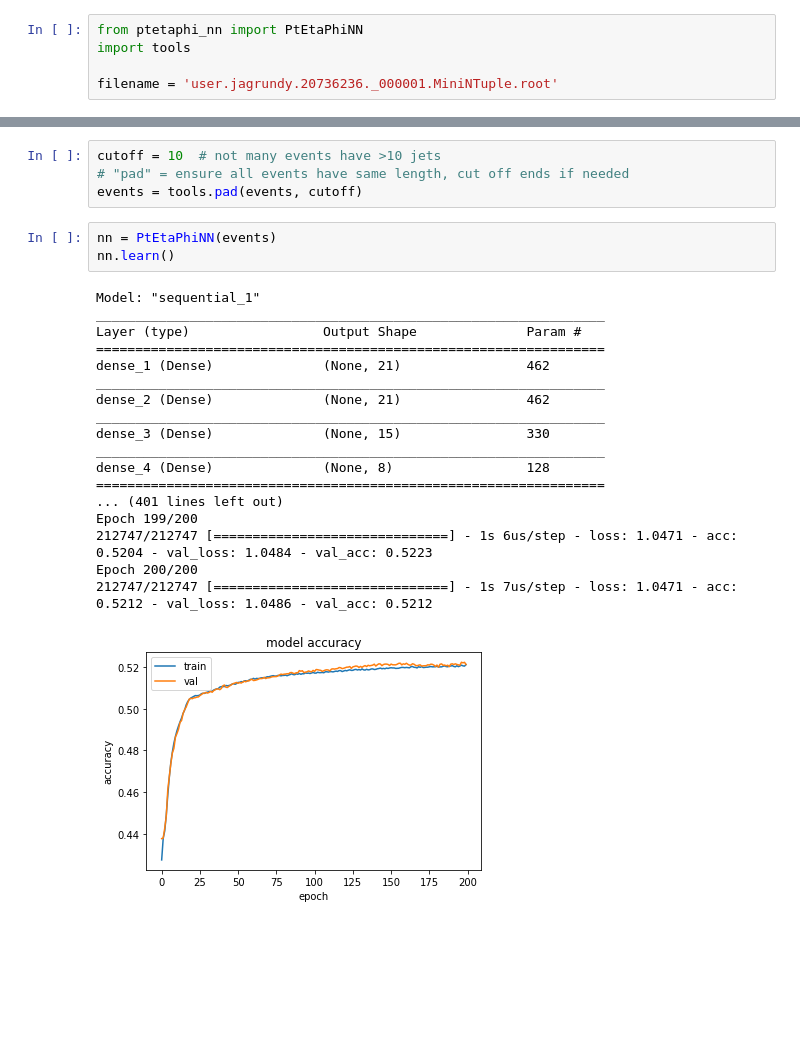
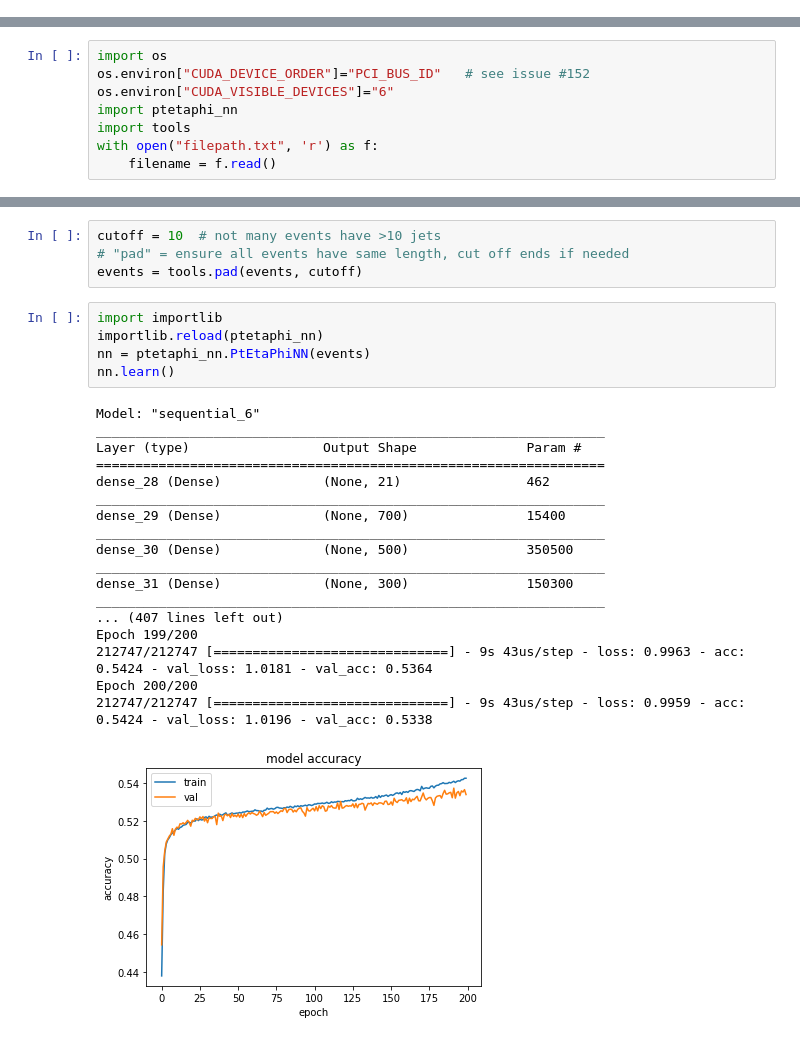
Before and after one commit to callum-mccracken/bbb, a Jupyter notebook: 2_first_nn.ipynb, the cells around one changed output, grey strips where cells are left out. Cells and saved outputs as stored; diff of their text form; blank space fills up the shorter version.

```diff
--- a/2_first_nn.ipynb
+++ b/2_first_nn.ipynb
@@ -2,8 +2,3 @@
 # First Keras Notebook
 
 An attempt to recreate the network in tests.ipynb except sorting by tag so we have 3 less possible outputs, and including a no-tag option
-# %%
-from ptetaphi_nn import PtEtaPhiNN
-import tools
-
-filename = 'user.jagrundy.20736236._000001.MiniNTuple.root'
@@ -12,3 +5,11 @@ Using TensorFlow backend.
+# %%
+import os
+os.environ["CUDA_DEVICE_ORDER"]="PCI_BUS_ID"   # see issue #152
+os.environ["CUDA_VISIBLE_DEVICES"]="6"
+import ptetaphi_nn
+import tools
+with open("filepath.txt", 'r') as f:
+    filename = f.read()
 # %% [markdown]
 Load ntuple, get the data we need from the file
 # %%
@@ -40,27 +41,29 @@ cutoff = 10  # not many events have >10 jets
 # "pad" = ensure all events have same length, cut off ends if needed
 events = tools.pad(events, cutoff)
 # %%
-nn = PtEtaPhiNN(events)
+import importlib
+importlib.reload(ptetaphi_nn)
+nn = ptetaphi_nn.PtEtaPhiNN(events)
 nn.learn()
 # %% [output]
-Model: "sequential_1"
+Model: "sequential_6"
 _________________________________________________________________
 Layer (type)                 Output Shape              Param #
 =================================================================
-dense_1 (Dense)              (None, 21)                462
+dense_28 (Dense)             (None, 21)                462
 _________________________________________________________________
-dense_2 (Dense)              (None, 21)                462
+dense_29 (Dense)             (None, 700)               15400
 _________________________________________________________________
-dense_3 (Dense)              (None, 15)                330
+dense_30 (Dense)             (None, 500)               350500
 _________________________________________________________________
-dense_4 (Dense)              (None, 8)                 128
-=================================================================
-... (401 lines left out)
+dense_31 (Dense)             (None, 300)               150300
+_________________________________________________________________
+... (407 lines left out)
 Epoch 199/200
-212747/212747 [==============================] - 1s 6us/step - loss: 1.0471 - acc: 0.5204 - val_loss: 1.0484 - val_acc: 0.5223
+212747/212747 [==============================] - 9s 43us/step - loss: 0.9963 - acc: 0.5424 - val_loss: 1.0181 - val_acc: 0.5364
 Epoch 200/200
-212747/212747 [==============================] - 1s 7us/step - loss: 1.0471 - acc: 0.5212 - val_loss: 1.0486 - val_acc: 0.5212
+212747/212747 [==============================] - 9s 43us/step - loss: 0.9959 - acc: 0.5424 - val_loss: 1.0196 - val_acc: 0.5338
-[figure, old version]
+[figure, new version]
 # %%
 nn.evaluate(savename="first_nn")
 # %% [output]
```
Also changed, not shown: parts of 2 cells of this notebook, 17 other files.
